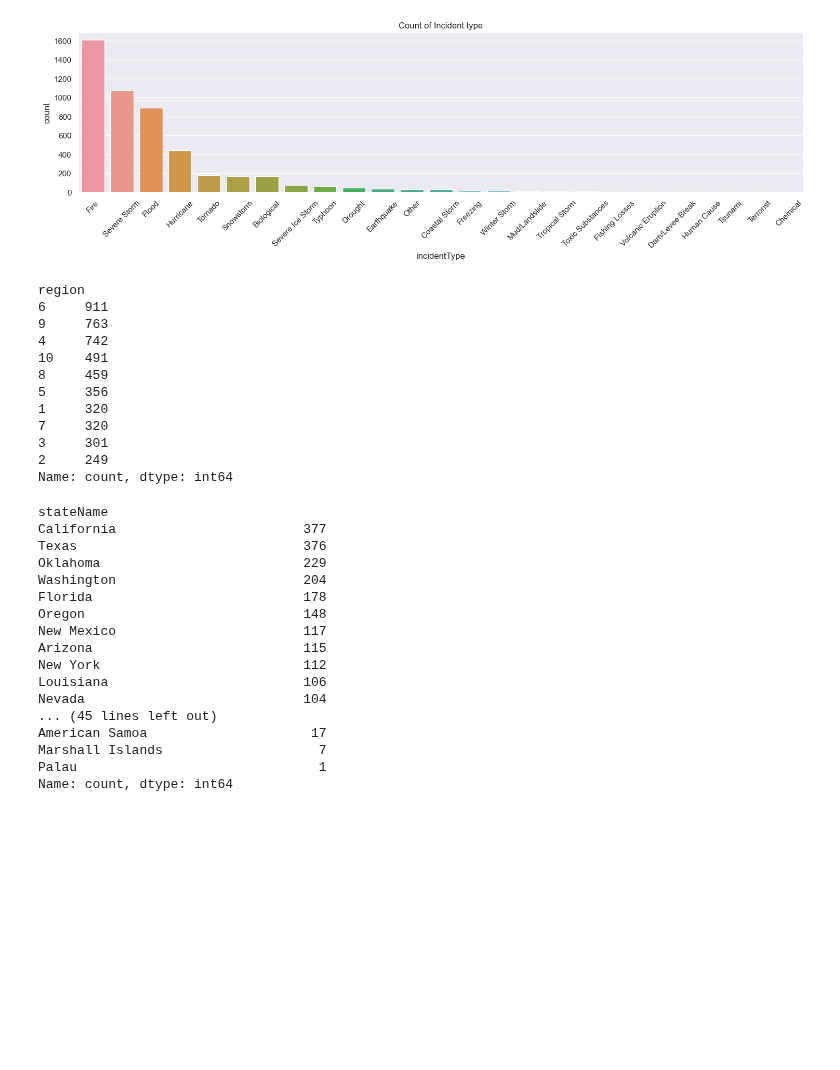
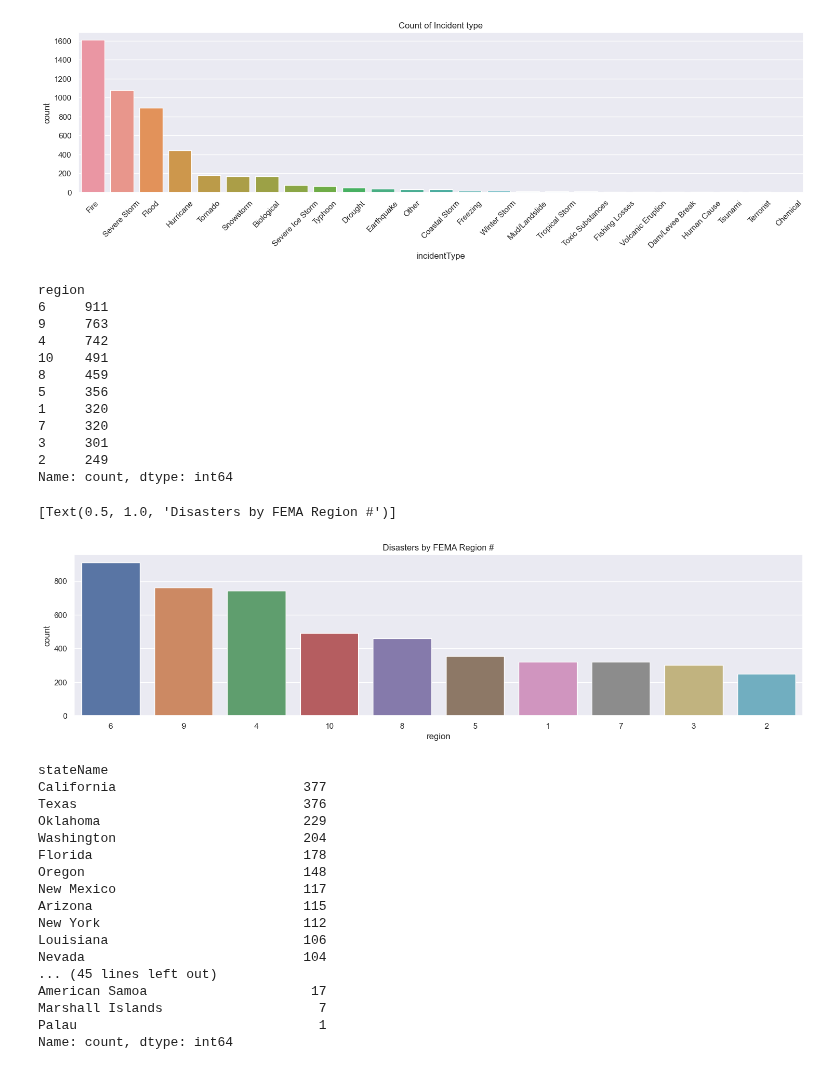
Before and after one commit to mdgarber/FEMADisasterCostForecasting, a Jupyter notebook: femadisastercostforecasting/notebooks/FEMA-EDA.ipynb, the cells around one changed output. Cells and saved outputs as stored; diff of their text form; code cells hidden in the pictures; blank space fills up the shorter version.

Commit message:
more plots

```diff
--- a/femadisastercostforecasting/notebooks/FEMA-EDA.ipynb
+++ b/femadisastercostforecasting/notebooks/FEMA-EDA.ipynb
@@ -122,20 +124,27 @@ Name: count, dtype: int64
 # %%
 #categorical variable anaylsis
 #region (geographic subdivided regious of the US and it's territories)
 print(femaDataClean.region.value_counts())
+
+#count plot the regions and their # of disasters
+## define figure size
+sns.set(rc={"figure.figsize":(18, 4)}) #width, height
+sns.countplot(data = femaDataClean, x = 'region', order=femaDataClean['region'].value_counts().index).set(title='Disasters by FEMA Region #')
 # %% [output]
 region
 6     911
 9     763
 4     742
 10    491
 8     459
 5     356
 1     320
 7     320
 3     301
 2     249
 Name: count, dtype: int64
+[Text(0.5, 1.0, 'Disasters by FEMA Region #')]
+[figure, added]
 # %%
 #categorical variable anaylsis
 #state name
```
Also changed, not shown: parts of 4 cells of this notebook.
